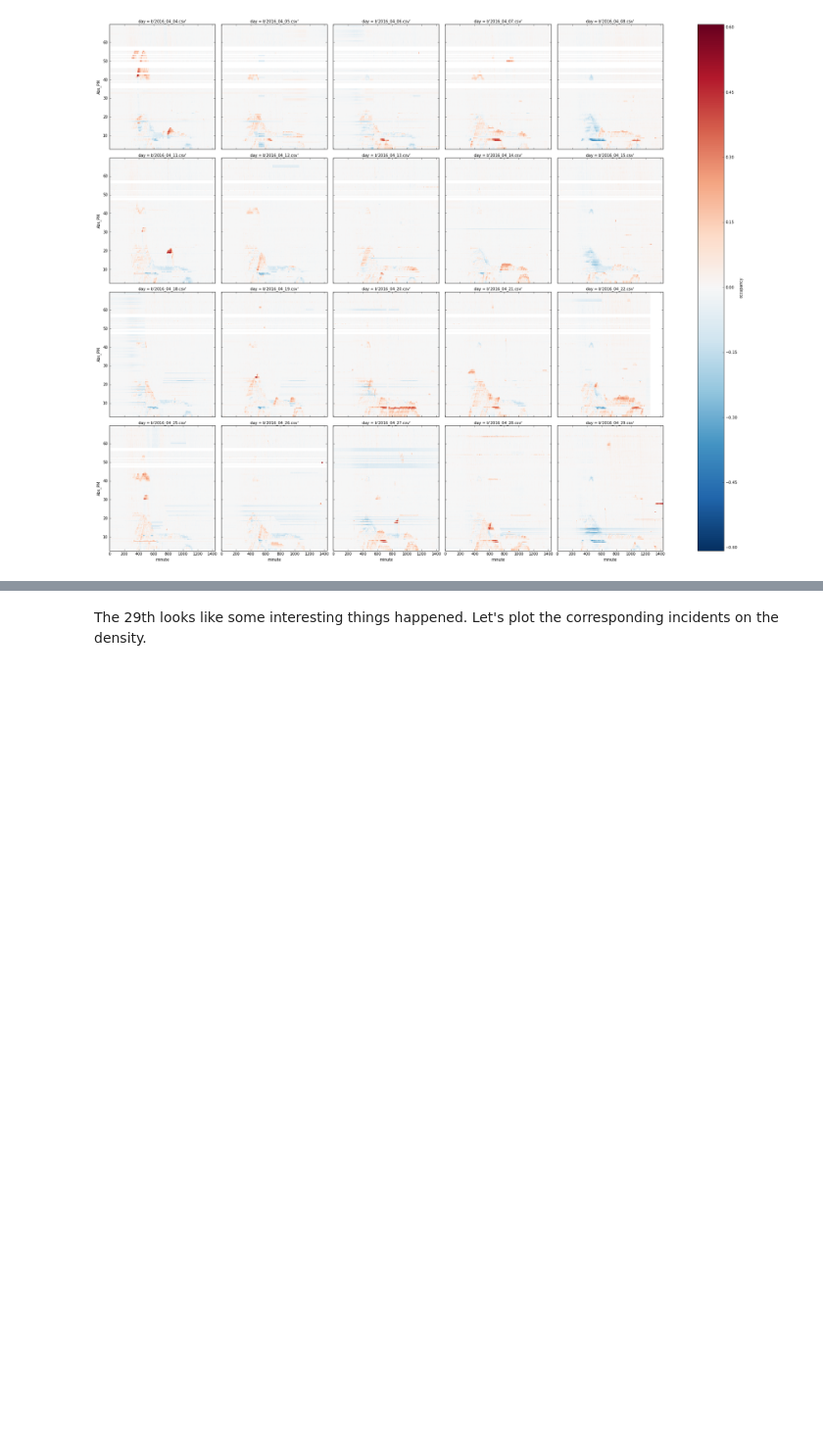
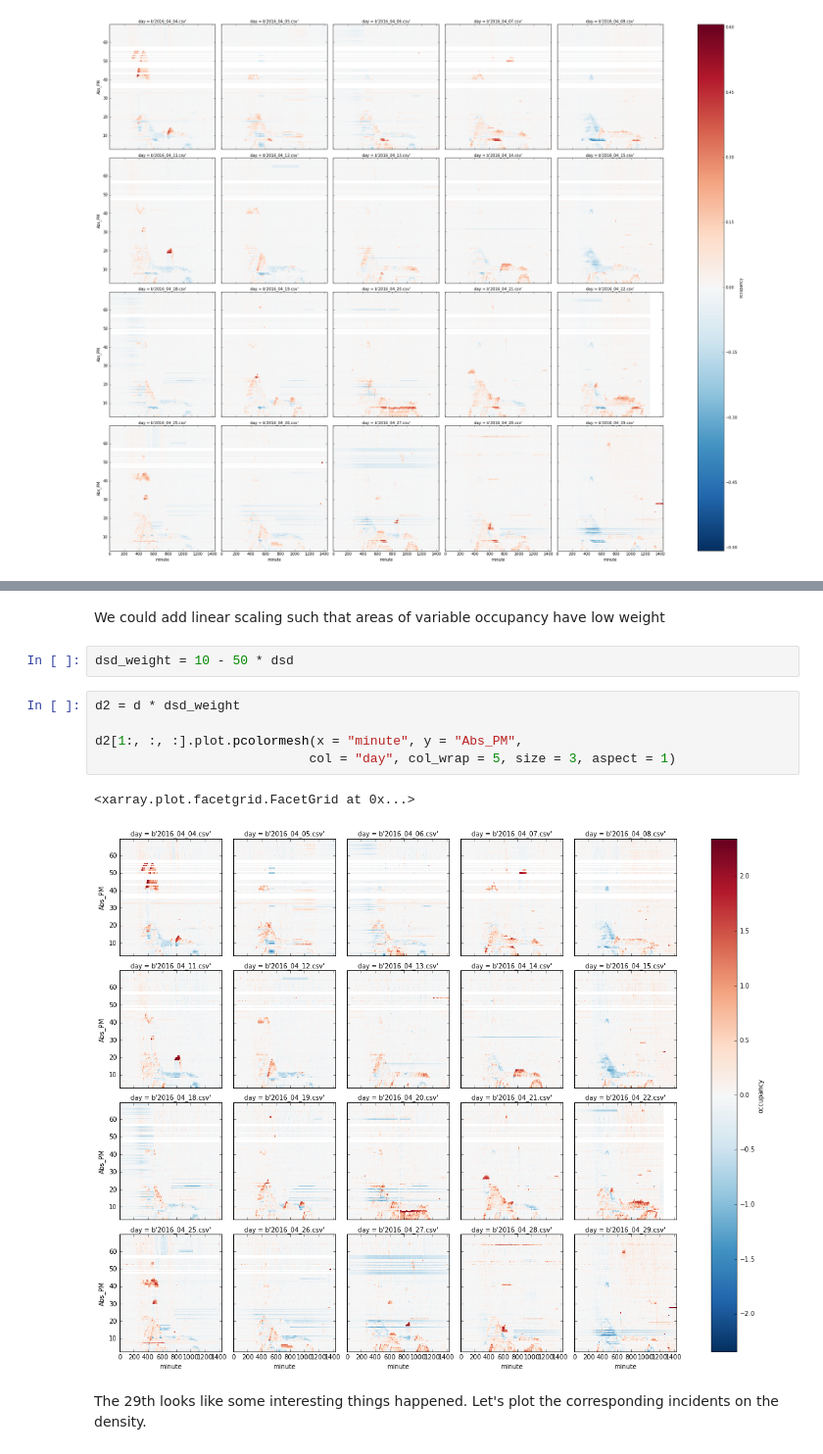
Before and after one commit to clarkfitzg/eci256project, a Jupyter notebook: plots.ipynb, the cells around one changed output, grey strips where cells are left out. Shown at 98% size. Drawn from its saved outputs; the diff is of its cells as text; blank space fills up the shorter version.

```diff
--- a/plots.ipynb
+++ b/plots.ipynb
@@ -30,3 +41,15 @@ plt.savefig("diffs.png")
+# %% [markdown]
+We could add linear scaling such that areas of variable occupancy have low weight
+# %%
+dsd_weight = 10 - 50 * dsd
+# %%
+d2 = d * dsd_weight
+
+d2[1:, :, :].plot.pcolormesh(x = "minute", y = "Abs_PM",
+                            col = "day", col_wrap = 5, size = 3, aspect = 1)
+# %% [output]
+<xarray.plot.facetgrid.FacetGrid at 0x...>
+[figure, added]
 # %% [markdown]
 The 29th looks like some interesting things happened. Let's plot the corresponding incidents on the density.
 # %%
```
Also changed, not shown: parts of 12 cells of this notebook.
